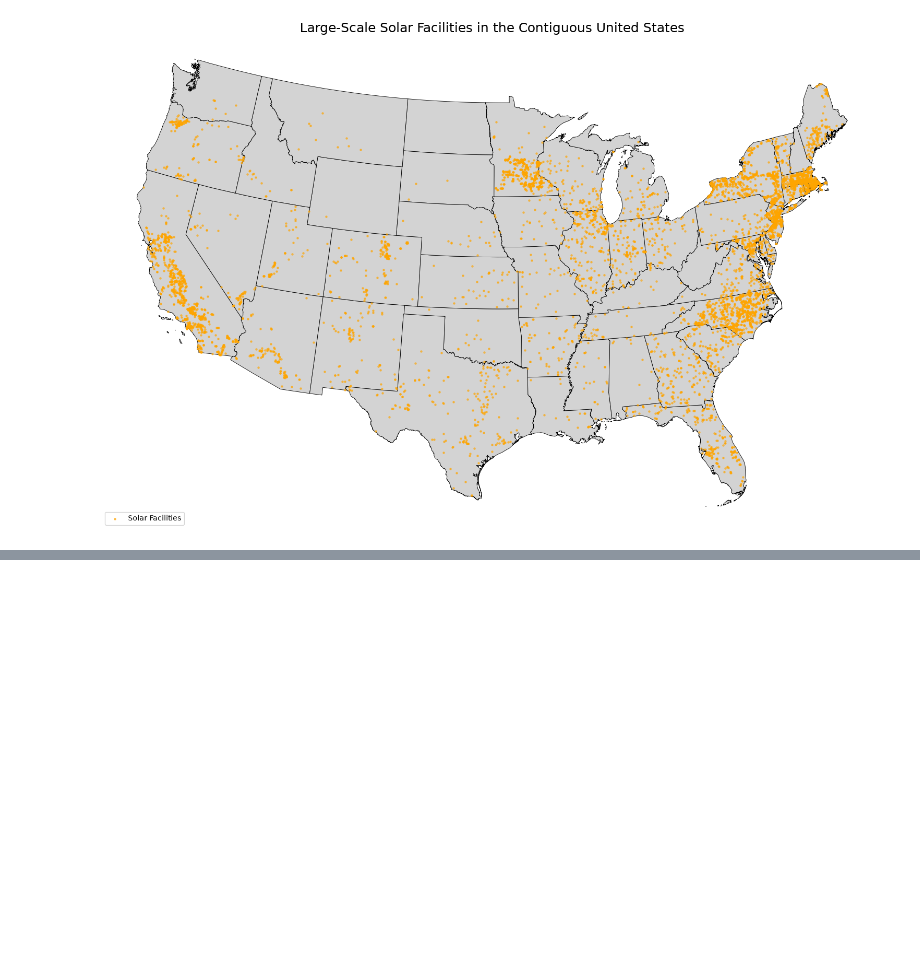
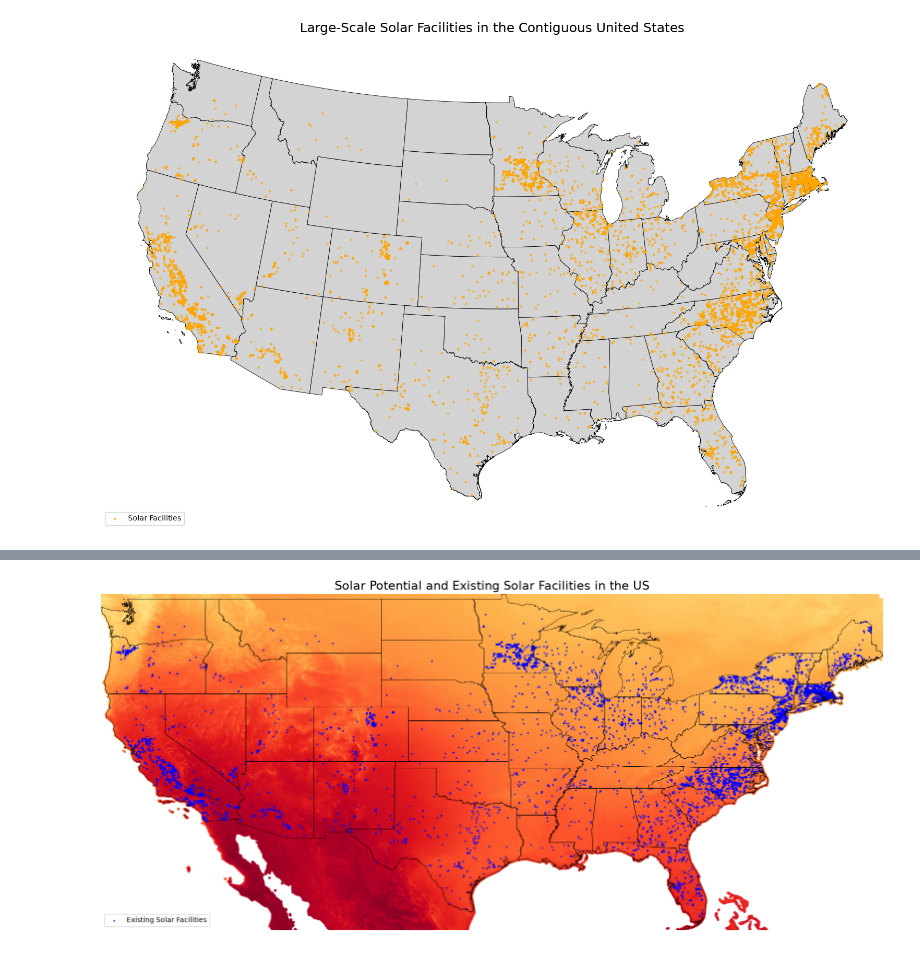
Before and after one commit to lexileach/renewable_transmission, a Jupyter notebook: solar.ipynb, the cells around one changed output, grey strips where cells are left out. Saved outputs shown, nothing was run; the diff lists cells and outputs as text; code cells hidden in the pictures; blank space fills up the shorter version.

Commit message:
solar map

```diff
--- a/solar.ipynb
+++ b/solar.ipynb
@@ -474,0 +586,74 @@ plt.show()
+# %%
+
+import geopandas as gpd
+import matplotlib.pyplot as plt
+import rasterio
+from rasterio.plot import show
+
+# Load state boundaries
+states = gpd.read_file("data/state_boundaries.zip")
+
+exclude = ["AK", "HI", "PR", "VI", "GU", "MP", "AS"]
+lower48 = states[~states["STUSPS"].isin(exclude)].copy()
+
+# Load your cleaned solar facility CSV
+import pandas as pd
+
+solar = pd.read_csv("solar_lower48_clean.csv")
+
+solar_gdf = gpd.GeoDataFrame(
+    solar,
+    geometry=gpd.points_from_xy(
+        solar["longitude"],
+        solar["latitude"]
+    ),
+    crs="EPSG:4326"
+)
+
+# Open reduced GHI raster
+with rasterio.open("data/solar_ghi_small.tif") as src:
+
+    fig, ax = plt.subplots(figsize=(16, 10))
+
+    # Plot solar potential raster
+    show(src, ax=ax, cmap="YlOrRd")
+
+    # Transform boundaries to match raster
+    boundaries = lower48.to_crs(src.crs)
+
+    # Plot state outlines
+    boundaries.boundary.plot(
+        ax=ax,
+        edgecolor="black",
+        linewidth=0.5
+    )
+
+    # Plot existing solar facilities
+    solar_points = solar_gdf.to_crs(src.crs)
+
+    solar_points.plot(
+        ax=ax,
+        color="blue",
+        markersize=3,
+        alpha=0.6,
+        label="Existing Solar Facilities"
+    )
+
+    # Limit display to contiguous US
+    xmin, ymin, xmax, ymax = boundaries.total_bounds
+    ax.set_xlim(xmin, xmax)
+    ax.set_ylim(ymin, ymax)
+
+    ax.set_title(
+        "Solar Potential and Existing Solar Facilities in the US",
+        fontsize=17
+    )
+
+    ax.legend(loc="lower left")
+    ax.set_aspect("equal")
+    ax.set_axis_off()
+
+    plt.tight_layout()
+    plt.show()
+# %% [output]
+[figure, added]
```
Also changed, not shown: parts of 3 cells of this notebook, 16 other files.
